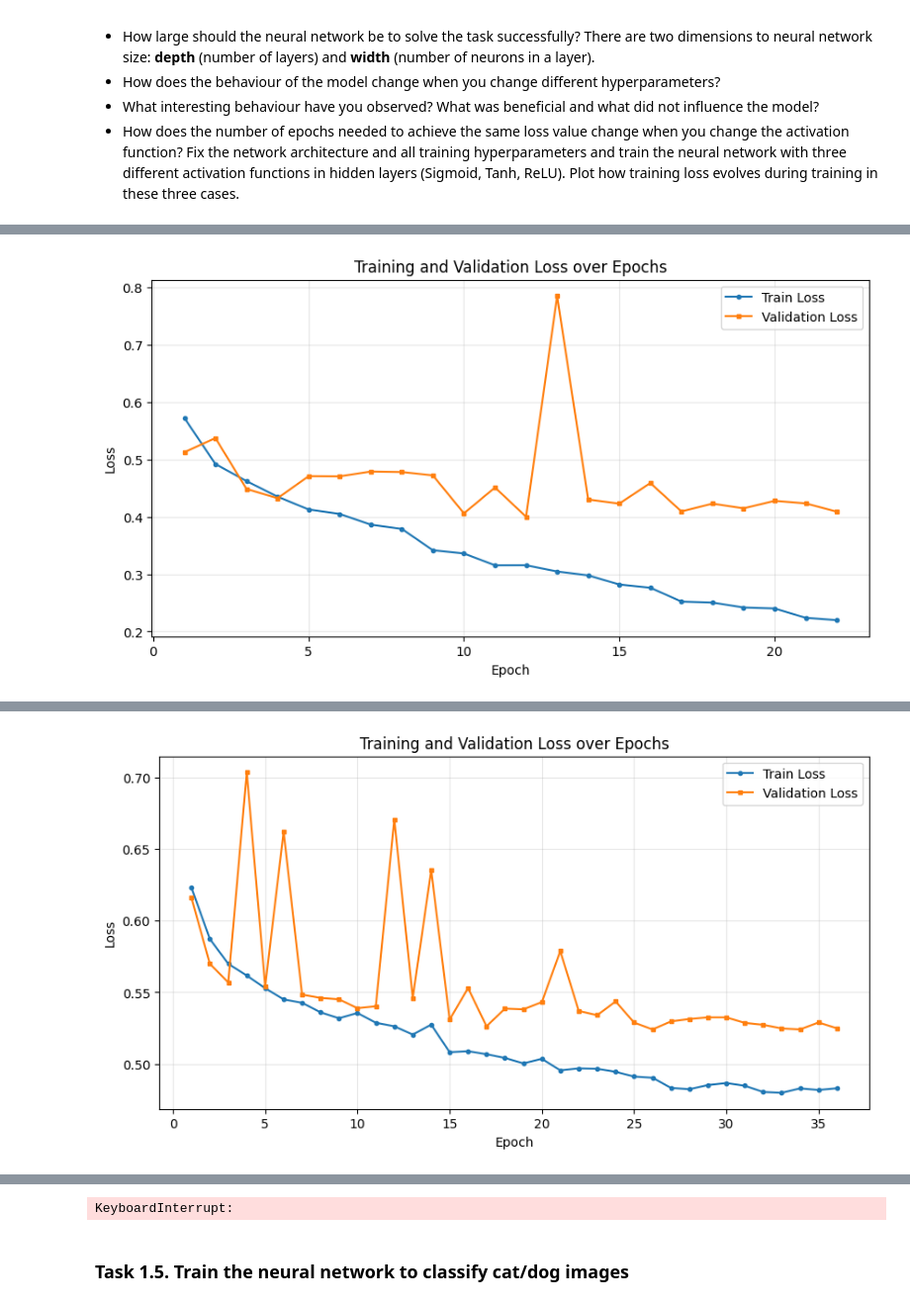
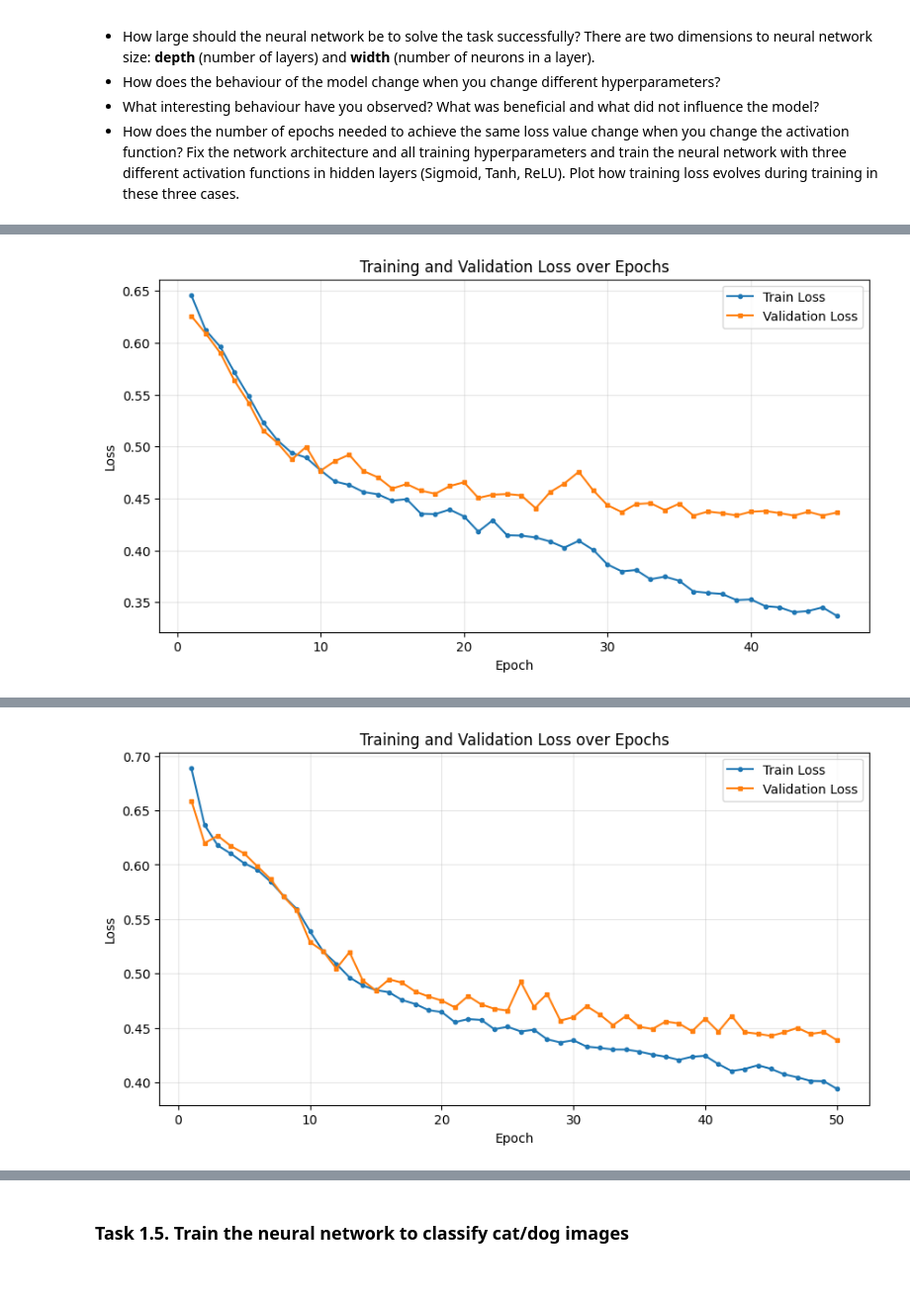
Before and after one commit to ilyavyakovlev/nebius_ai_performance_engineering, a Jupyter notebook: LLM_homework_2/homework_CIFAR10.ipynb, the cells around one changed output, grey strips where cells are left out. Shown at 99% size. Cells and saved outputs as stored; diff of their text form; code cells hidden in the pictures; blank space fills up the shorter version.

Commit message:
Batch norm removed

```diff
--- a/LLM_homework_2/homework_CIFAR10.ipynb
+++ b/LLM_homework_2/homework_CIFAR10.ipynb
@@ -494,20 +513,29 @@ test_loader_as = DataLoader(test_dataset_as, batch_size=BATCH_SIZE, shuffle=Fals
 print(f"Training samples: {len(X_train_as)}, Validation samples: {len(X_val_as)}, Test samples: {len(X_test_as)}")
 
 # =====================
-# STEP 2: Define Optimized Neural Network Architecture
+# STEP 2: Define Optimized Neural Network Architecture (NO BatchNorm)
 # =====================
 class OptimizedNet(nn.Module):
     """
     Optimized architecture for airplane/ship classification:
     - 3 hidden layers with decreasing width (funnel architecture)
-    - BatchNorm for faster, more stable training
     - Dropout for regularization
     - Configurable activation function for experiments
+    - No BatchNorm (removed to simplify train/eval behavior)
     """
     def __init__(self, activation_fn='relu'):
         super(OptimizedNet, self).__init__()
 
-        # Select activation function
+        # Input: 3072 features (32x32x3 flattened)
+        self.fc1 = nn.Linear(3072, 512)
+        self.fc2 = nn.Linear(512, 256)
+        self.fc3 = nn.Linear(256, 128)
+        self.fc4 = nn.Linear(128, 1)
+
+        self.dropout = nn.Dropout(0.3)
+        self.sigmoid = nn.Sigmoid()
+
+        # Set activation function
         if activation_fn == 'relu':
             self.activation = nn.ReLU()
         elif activation_fn == 'tanh':
@@ -517,31 +545,15 @@ class OptimizedNet(nn.Module):
         else:
             self.activation = nn.ReLU()
 
-        # Network layers
-        self.fc1 = nn.Linear(3072, 512)
-        self.bn1 = nn.BatchNorm1d(512)
-        self.dropout1 = nn.Dropout(0.3)
+    def forward(self, x):
+        x = self.activation(self.fc1(x))
+        x = self.dropout(x)
 
-        self.fc2 = nn.Linear(512, 256)
-        self.bn2 = nn.BatchNorm1d(256)
-        self.dropout2 = nn.Dropout(0.3)
+        x = self.activation(self.fc2(x))
+        x = self.dropout(x)
 
-        self.fc3 = nn.Linear(256, 128)
-        self.bn3 = nn.BatchNorm1d(128)
-        self.dropout3 = nn.Dropout(0.3)
-
-        self.fc4 = nn.Linear(128, 1)
-        self.sigmoid = nn.Sigmoid()
-
-    def forward(self, x):
-        x = self.activation(self.bn1(self.fc1(x)))
-        x = self.dropout1(x)
-
-        x = self.activation(self.bn2(self.fc2(x)))
-        x = self.dropout2(x)
-
-        x = self.activation(self.bn3(self.fc3(x)))
-        x = self.dropout3(x)
+        x = self.activation(self.fc3(x))
+        x = self.dropout(x)
 
         x = self.sigmoid(self.fc4(x))
         return x
@@ -668,7 +680,22 @@ print("=" * 60)
 
 net_optimized = OptimizedNet(activation_fn='relu').to(device)
 criterion = nn.BCELoss()
-optimizer = torch.optim.AdamW(net_optimized.parameters(), lr=LEARNING_RATE, weight_decay=WEIGHT_DECAY)
+
+# ===== OPTIMIZER SELECTION (uncomment one) =====
+# Adam - good default, adaptive learning rates
+optimizer = torch.optim.Adam(net_optimized.parameters(), lr=LEARNING_RATE, weight_decay=WEIGHT_DECAY)
+
+# AdamW - Adam with decoupled weight decay (often better for regularization)
+# optimizer = torch.optim.AdamW(net_optimized.parameters(), lr=LEARNING_RATE, weight_decay=WEIGHT_DECAY)
+
+# SGD with momentum - classic, may need higher learning rate (e.g., 0.01)
+# optimizer = torch.optim.SGD(net_optimized.parameters(), lr=0.01, momentum=0.9, weight_decay=WEIGHT_DECAY)
+
+# RMSprop - good for noisy gradients
+# optimizer = torch.optim.RMSprop(net_optimized.parameters(), lr=LEARNING_RATE, weight_decay=WEIGHT_DECAY)
+
+# Adagrad - adapts learning rate per-parameter (good for sparse data)
+# optimizer = torch.optim.Adagrad(net_optimized.parameters(), lr=0.01, weight_decay=WEIGHT_DECAY)
 
 # Train for sufficient epochs using true validation loader
 losses_relu_train, losses_relu_val = train_with_tracking(
@@ -700,6 +727,8 @@ for act_fn in activation_functions:
 
     # Fresh model with specified activation
     net_compare = OptimizedNet(activation_fn=act_fn).to(device)
+
+    # Use same optimizer type (Adam) for fair comparison
     optimizer_compare = torch.optim.Adam(net_compare.parameters(), lr=LEARNING_RATE, weight_decay=WEIGHT_DECAY)
 
     # Train and track losses using the same train/val split
@@ -801,2 +835,2 @@ TRAINING OPTIMIZED MODEL (ReLU activation) WITH TRAIN/VAL SPLIT
-[figure, old version]
+[figure, new version]
 Final Results (ReLU):
@@ -819 +853 @@ Training with SIGMOID activation:
-[figure, old version]
+[figure, new version]
@@ -838,4 +879,3 @@ Training with RELU activation:
-KeyboardInterrupt:
 # %% [markdown]
 ### Task 1.5. Train the neural network to classify cat/dog images
 # %% [markdown]
```
Also changed, not shown: parts of 4 cells of this notebook.
